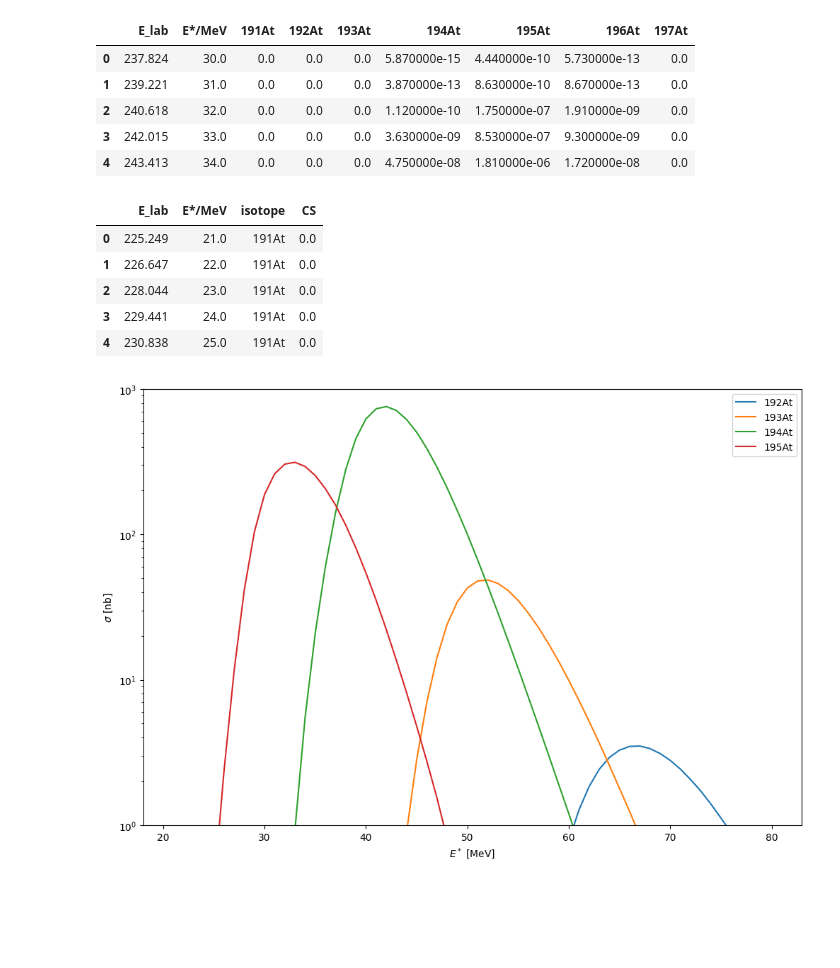
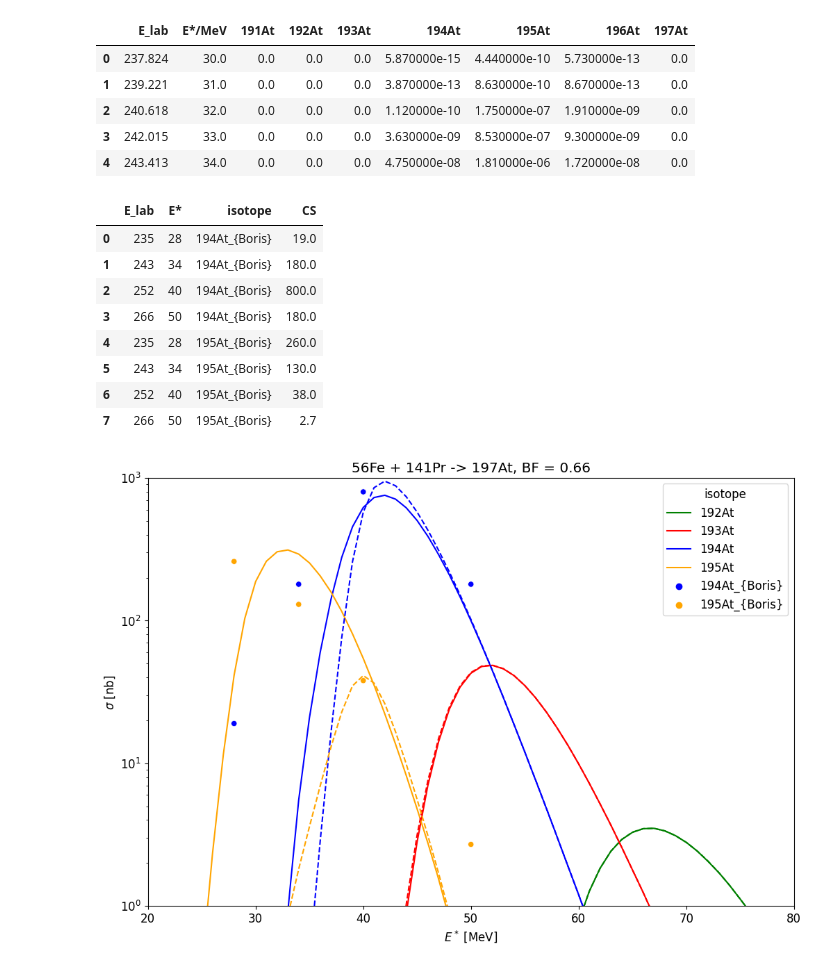
Before and after one commit to AdamSitarcik/hivap, a Jupyter notebook: MyHivap/results/197at/197at.ipynb, the cells around one changed output. Cells and saved outputs as stored; diff of their text form; code cells hidden in the pictures; blank space fills up the shorter version.

```diff
--- a/MyHivap/results/197at/197at.ipynb
+++ b/MyHivap/results/197at/197at.ipynb
@@ -18,6 +18,7 @@ print(file_name10, file_name0)
 # %%
 df10 = pd.read_csv('data/' + file_name10, sep='\t')
 df0 = pd.read_csv('data/' + file_name0, sep='\t')
+df_exp = pd.read_csv('data/exp_data.dat', sep='\t')
 # %%
 df10.head()
 # %% [output]
@@ -39,34 +40,45 @@ df0.head()
 # %%
 dfm10_mb = df10.melt(id_vars=['E_lab', 'E*/MeV'], var_name='isotope', value_name='CS')
 dfm0_mb = df0.melt(id_vars=['E_lab', 'E*/MeV'], var_name='isotope', value_name='CS')
+dfm_exp_mb = df_exp.melt(id_vars=['E_lab', 'E*'], var_name='isotope', value_name='CS')
 
 #scale the data to either nb, ub or whatever
 dfm10 = dfm10_mb
 dfm0 = dfm0_mb
+dfm_exp = dfm_exp_mb
 
-dfm10['CS'] = dfm10_mb['CS']*1000000
+dfm10['CS'] = dfm10_mb['CS']*1E6
 dfm0['CS'] = dfm0_mb['CS']*1E6
-dfm10_mb.head()
+dfm_exp['CS'] = dfm_exp_mb['CS']*1E6
+dfm_exp
 # %% [output]
-|  | E_lab | E*/MeV | isotope | CS |
-| 0 | 225.249 | 21.0 | 191At | 0.0 |
-| 1 | 226.647 | 22.0 | 191At | 0.0 |
-| 2 | 228.044 | 23.0 | 191At | 0.0 |
-| 3 | 229.441 | 24.0 | 191At | 0.0 |
-| 4 | 230.838 | 25.0 | 191At | 0.0 |
+|  | E_lab | E* | isotope | CS |
+| 0 | 235 | 28 | 194At_{Boris} | 19.0 |
+| 1 | 243 | 34 | 194At_{Boris} | 180.0 |
+| 2 | 252 | 40 | 194At_{Boris} | 800.0 |
+| 3 | 266 | 50 | 194At_{Boris} | 180.0 |
+| 4 | 235 | 28 | 195At_{Boris} | 260.0 |
+| 5 | 243 | 34 | 195At_{Boris} | 130.0 |
+| 6 | 252 | 40 | 195At_{Boris} | 38.0 |
+| 7 | 266 | 50 | 195At_{Boris} | 2.7 |
 # %%
 fig, ax = plt.subplots(figsize=(12,8))
-sns.lineplot(x='E*/MeV', y='CS', hue='isotope', data=dfm10[dfm10['isotope'].isin(list(df10.columns[3:-2]))])
+sns.lineplot(x='E*/MeV', y='CS', hue='isotope', data=dfm10[dfm10['isotope'].isin(list(df10.columns[3:-2]))], palette=['green', 'red', 'blue', 'orange'])
 plt.semilogy()
 plt.ylim(1e-0, 1e3)
 # plt.xlim(right=50)
-# plt.xlim(20, 80)
+plt.xlim(20, 80)
+plt.title(proj + ' + ' + trg + ' -> ' + cn + ', BF = ' + str(bf))
 plt.ylabel('$\sigma$ [nb]')
 plt.xlabel('$E^*$ [MeV]')
 plt.legend(loc='upper right')
 
-# sns.lineplot(x='E*/MeV', y='CS', hue='isotope', data=dfm0, linestyle='--', legend=None)
+sns.lineplot(x='E*/MeV', y='CS', hue='isotope', data=dfm0[dfm0['isotope'].isin(list(df10.columns[3:-2]))], linestyle='--', legend=None, palette=['green', 'red', 'blue', 'orange'])
+
+sns.scatterplot(x='E*', y='CS', hue='isotope', data=dfm_exp, palette=['blue', 'orange'])
+
+plt.rcParams.update({'font.size': 12})
 
 plt.savefig(proj + '_' + trg + '_' + cn + '_' + ch + '_' + '_' + 'barfac' + str(bf) + '.pdf')
 # %% [output]
-[figure, old version]
+[figure, new version]
```
Also changed, not shown: 1 other file.
